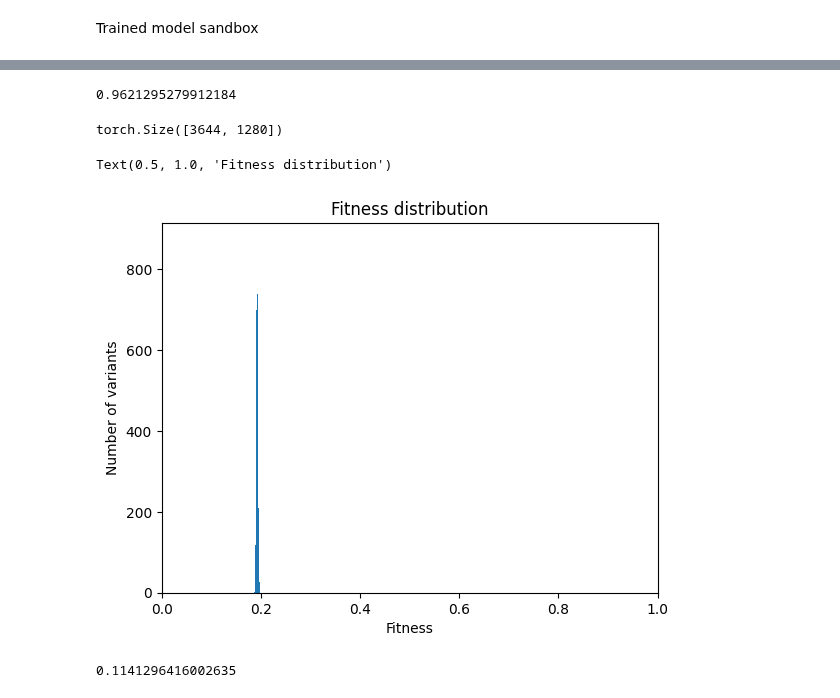
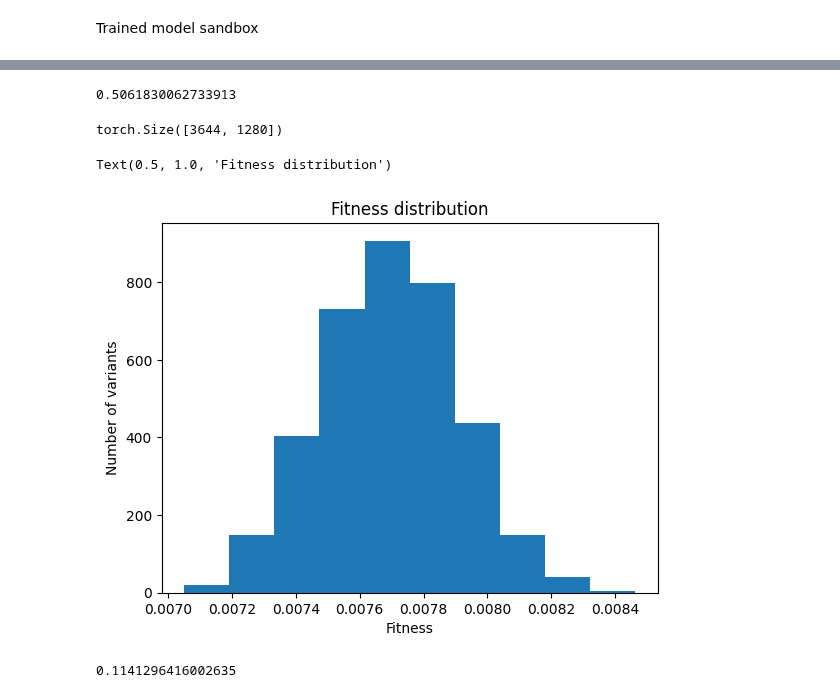
Before and after one commit to soldatmat/PELLM, a Jupyter notebook: code/llm/fitness_predictor.ipynb, the cells around one changed output, grey strips where cells are left out. Cells and saved outputs as stored; diff of their text form; code cells hidden in the pictures.

Commit message:
Progress in mlde

```diff
--- a/code/llm/fitness_predictor.ipynb
+++ b/code/llm/fitness_predictor.ipynb
@@ -24,7 +24,8 @@ model = init_model(
     embedding_size=1280, # ESM-1b
     #embedding_size=1024, # Progen2
 
-    state_dict_path="/models/two_layer_esm-1b/two_layer_esm-1b_sigmoid_03.pt",
+    state_dict_path="S:\Documents\master\code\de\data\mlde_384_01\TwoLayerPreceptron_state_dict.pt",
+    #state_dict_path="/models/two_layer_esm-1b/two_layer_esm-1b_sigmoid_03.pt",
     #state_dict_path="/models/two_layer_esm-1b/two_layer_esm-1b_identity_01.pt",
     #state_dict_path="/models/single_layer_esm-1b/single_layer_esm-1b_sigmoid_01.pt",
     #state_dict_path="/models/single_layer_esm-1b/single_layer_esm-1b_identity_01.pt",
@@ -34,6 +35,6 @@ model = init_model(
     #state_dict_path="/models/single_layer/single_layer_identity_02.pt",
     #state_dict_path=None,
 
-    absolute_path=False,
+    absolute_path=True,
 )
 # %% [output]
@@ -113,8 +122,8 @@ pair_ranking_accuracy(outputs, fitness_norm)
 # %%
 # 1.0 -> 0.1141296416002635 (normalized)
-treshold_discrimination(outputs, fitness_norm, 0.12)
+treshold_discrimination(outputs, fitness_norm, 0.00765)
 # %% [output]
-0.9621295279912184
+0.5061830062733913
 # %%
 dff = df.loc[df["Fitness"] >= 1.0]
 embedding = torch.stack(tuple(dff["Embedding"].values))
@@ -130,19 +139,19 @@ pred = predictions.clone().detach().numpy()
 # %%
 import matplotlib.pyplot as plt
 
-n_bins = 1000
+n_bins = 10
 plt.hist(
     pred,
     n_bins,
-    range=(0.0, 1.0),
+    #range=(0.0, 1.0),
 )
-plt.xlim([0, 1])
+#plt.xlim([0, 1])
 plt.xlabel("Fitness")
 plt.ylabel("Number of variants")
 plt.title("Fitness distribution")
 # %% [output]
 Text(0.5, 1.0, 'Fitness distribution')
-[figure, old version]
+[figure, new version]
 # %%
 #fitness_norm = torch.load("./../../data/GB1/progen2_fitness_norm.pt")
 df = torch.load("./../../data/GB1/progen2_dataframe.pt")
```
Also changed, not shown: parts of 8 cells of this notebook, 9 other files.
